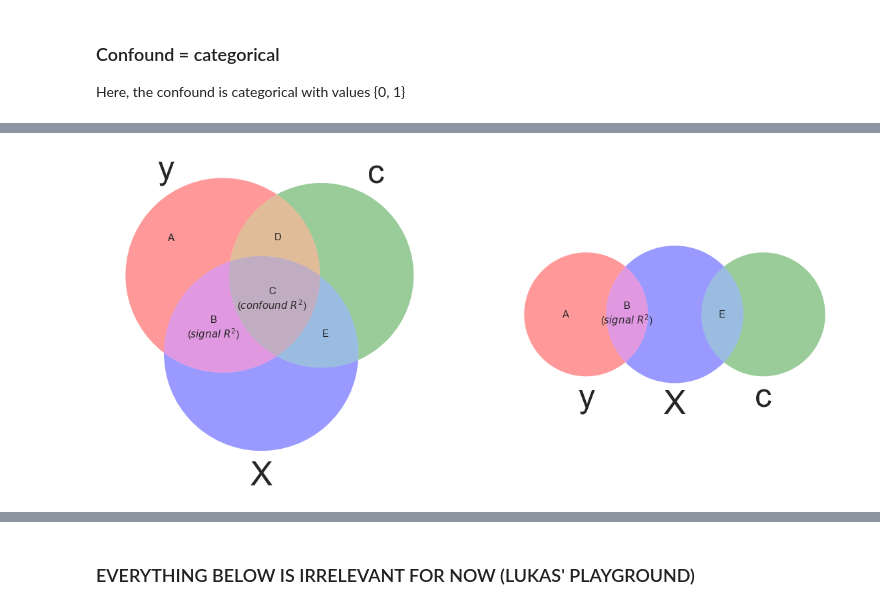
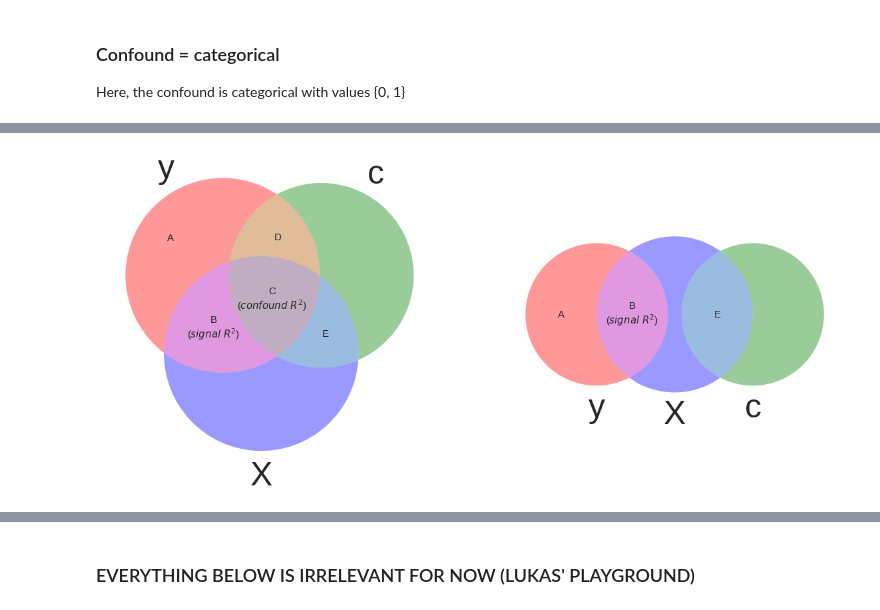
Before and after one commit to lukassnoek/MVCA, a Jupyter notebook: analyses/simulation/simulation_counterbalancing_vs_regression.ipynb, the cells around one changed output, grey strips where cells are left out. Saved outputs shown, nothing was run; the diff lists cells and outputs as text; code cells hidden in the pictures.

```diff
--- a/analyses/simulation/simulation_counterbalancing_vs_regression.ipynb
+++ b/analyses/simulation/simulation_counterbalancing_vs_regression.ipynb
@@ -533,3 +771,0 @@ plt.show()
-# %%
-sns.set_style('whitegrid')
-plt.axhline(0.5, c='orange', ls='--')
@@ -586,31 +816,31 @@ Let's go back to our Venn-diagram. We know that the counterbalance-method makes
 # %%
 mappings = {'100': 'A', '110': 'D', '010': '',
             '101': "B\n($signal\ R^2$)", '111': 'C\n($confound\ R^2$)', '011': 'E',
             '001': ''}
 
 plt.figure(figsize=(20, 20))
 plt.subplot(1, 2, 1)
 v = venn3(subsets=(1, 1, 0.1, 1, 0.3, 0.1, 0.6), set_labels=('y', 'c', 'X'))
 
 for key, value in mappings.items():
     v.get_label_by_id(key).set_text(value)
     v.get_label_by_id(key).set_size(15)
 
 for label in ['A', 'B', 'C']:
     v.get_label_by_id(label).set_size(50)
 
 plt.subplot(1, 2, 2)
-v = venn3(subsets=(1, 1, 0.0, 1, 0.3, 0.3, 0.0), set_labels=('y', 'c', 'X'))
+v = venn3(subsets=(1.5, 1.5, 0.0, 1, 1, 1, 0.0), set_labels=('y', 'c', 'X'))
 
 for key, value in mappings.items():
     if key in ['111', '110']:
         continue
     v.get_label_by_id(key).set_text(value)
     v.get_label_by_id(key).set_size(15)
 
 for label in ['A', 'B', 'C']:
     v.get_label_by_id(label).set_size(50)
 
 plt.show()
 # %% [output]
-[figure, old version]
+[figure, new version]
```
Also changed, not shown: parts of 23 cells of this notebook, 1 other file.
